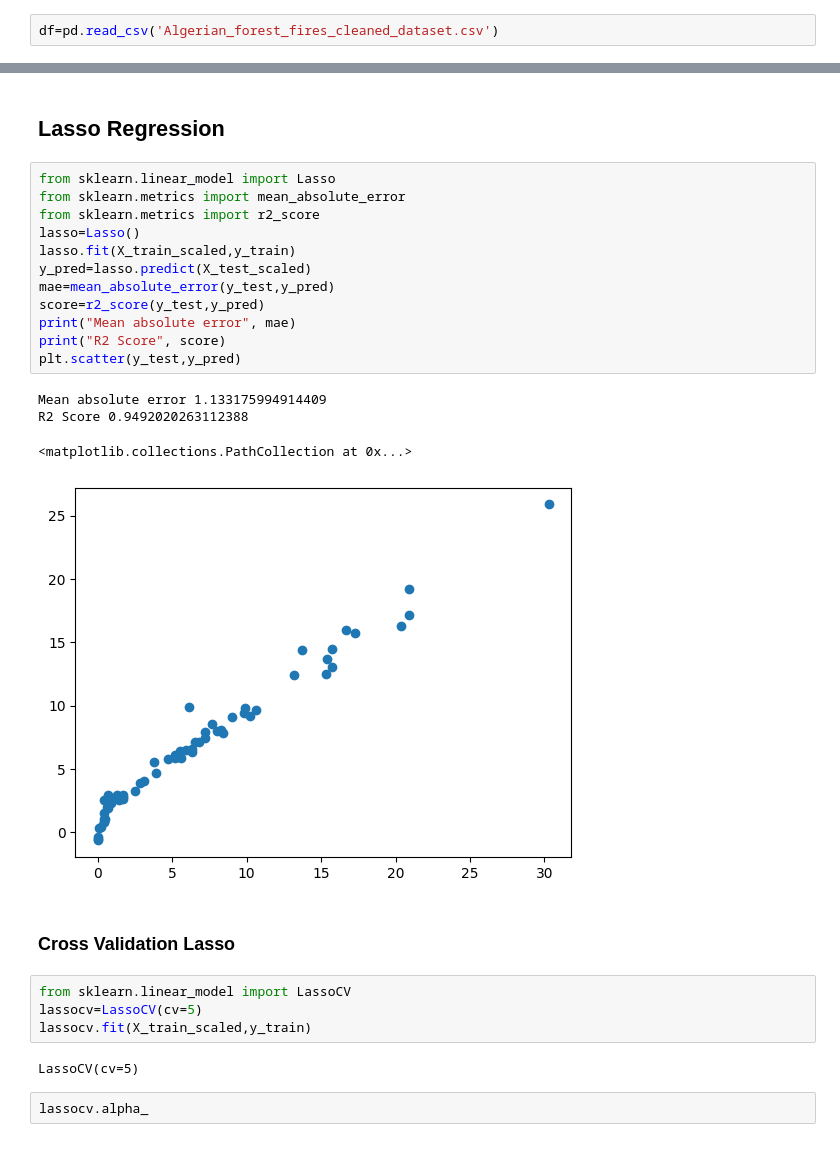
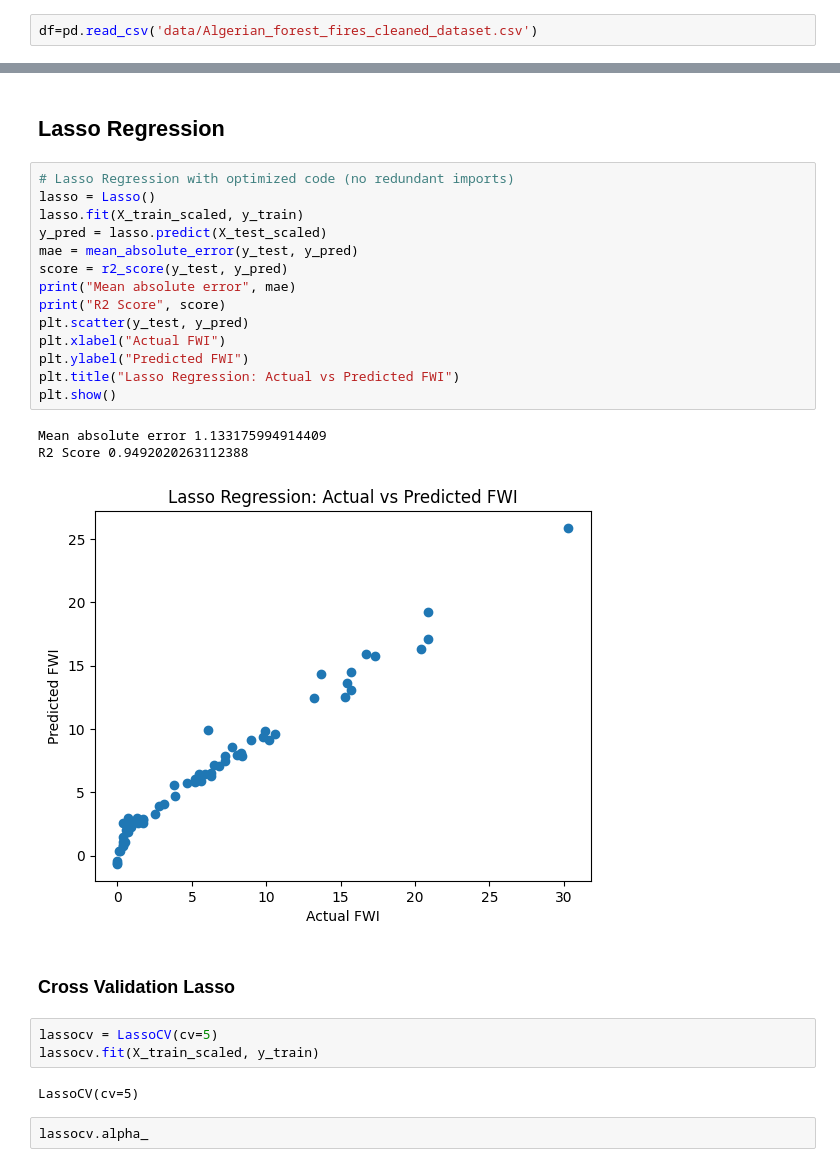
Before and after one commit to SurajK221b/algerian-fire-forest-eda-ml, a Jupyter notebook: Model Training.ipynb, the cells around one changed output, grey strips where cells are left out. Drawn from its saved outputs; the diff is of its cells as text.

```diff
--- a/Model Training.ipynb
+++ b/Model Training.ipynb
@@ -5,7 +9,7 @@ import matplotlib.pyplot as plt
 import seaborn as sns
 %matplotlib inline
 # %%
-df=pd.read_csv('Algerian_forest_fires_cleaned_dataset.csv')
+df=pd.read_csv('data/Algerian_forest_fires_cleaned_dataset.csv')
 # %%
 df.head()
 # %% [output]
@@ -203,28 +205,28 @@ R2 Score 0.9847657384266951
 # %% [markdown]
 ## Lasso Regression
 # %%
-from sklearn.linear_model import Lasso
-from sklearn.metrics import mean_absolute_error
-from sklearn.metrics import r2_score
-lasso=Lasso()
-lasso.fit(X_train_scaled,y_train)
-y_pred=lasso.predict(X_test_scaled)
-mae=mean_absolute_error(y_test,y_pred)
-score=r2_score(y_test,y_pred)
+# Lasso Regression with optimized code (no redundant imports)
+lasso = Lasso()
+lasso.fit(X_train_scaled, y_train)
+y_pred = lasso.predict(X_test_scaled)
+mae = mean_absolute_error(y_test, y_pred)
+score = r2_score(y_test, y_pred)
 print("Mean absolute error", mae)
 print("R2 Score", score)
-plt.scatter(y_test,y_pred)
+plt.scatter(y_test, y_pred)
+plt.xlabel("Actual FWI")
+plt.ylabel("Predicted FWI")
+plt.title("Lasso Regression: Actual vs Predicted FWI")
+plt.show()
 # %% [output]
 Mean absolute error 1.133175994914409
 R2 Score 0.9492020263112388
-<matplotlib.collections.PathCollection at 0x...>
-[figure, old version]
+[figure, new version]
 # %% [markdown]
 ### Cross Validation Lasso
 # %%
-from sklearn.linear_model import LassoCV
-lassocv=LassoCV(cv=5)
-lassocv.fit(X_train_scaled,y_train)
+lassocv = LassoCV(cv=5)
+lassocv.fit(X_train_scaled, y_train)
 # %% [output]
 LassoCV(cv=5)
 # %%
```
Also changed, not shown: parts of 10 cells of this notebook, 3 other files.
